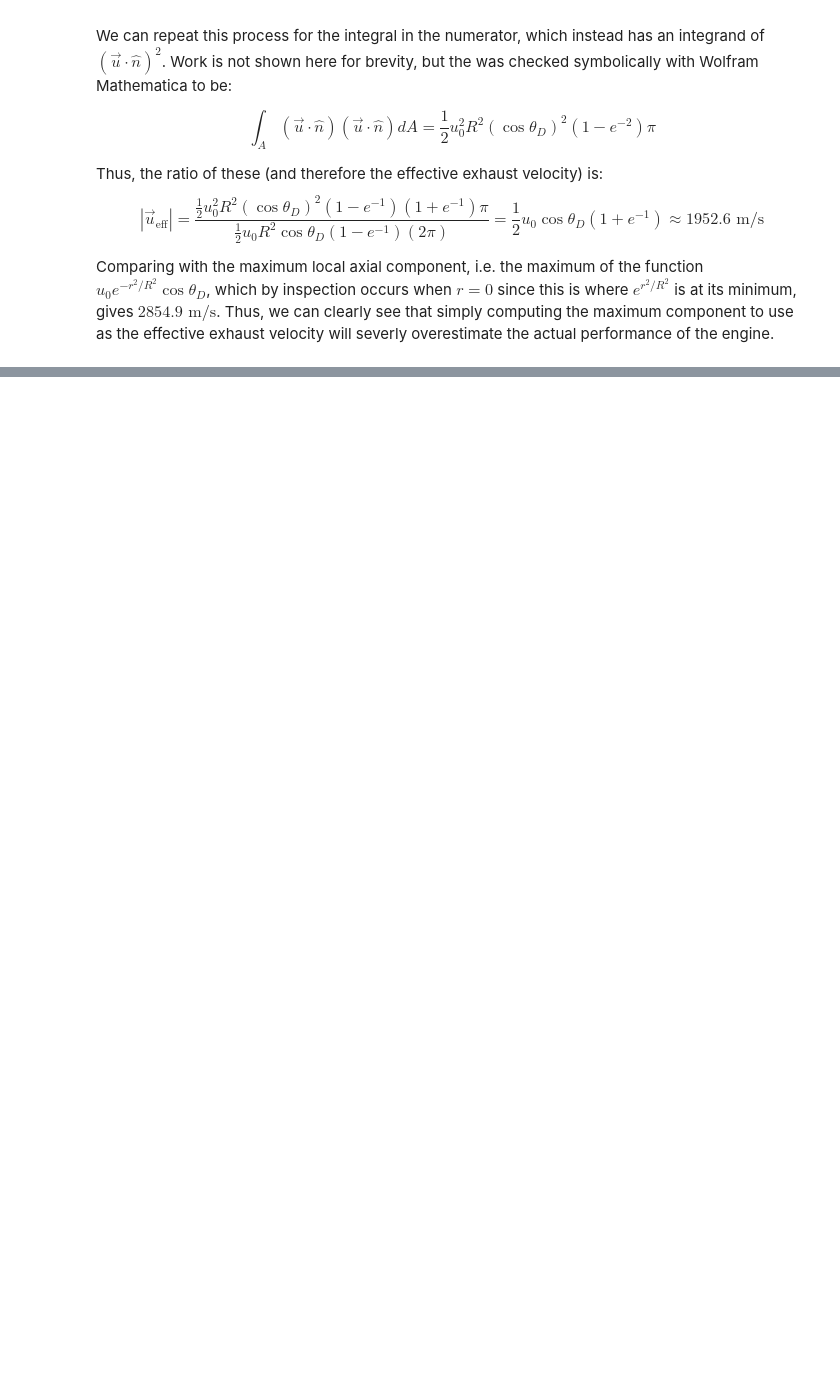
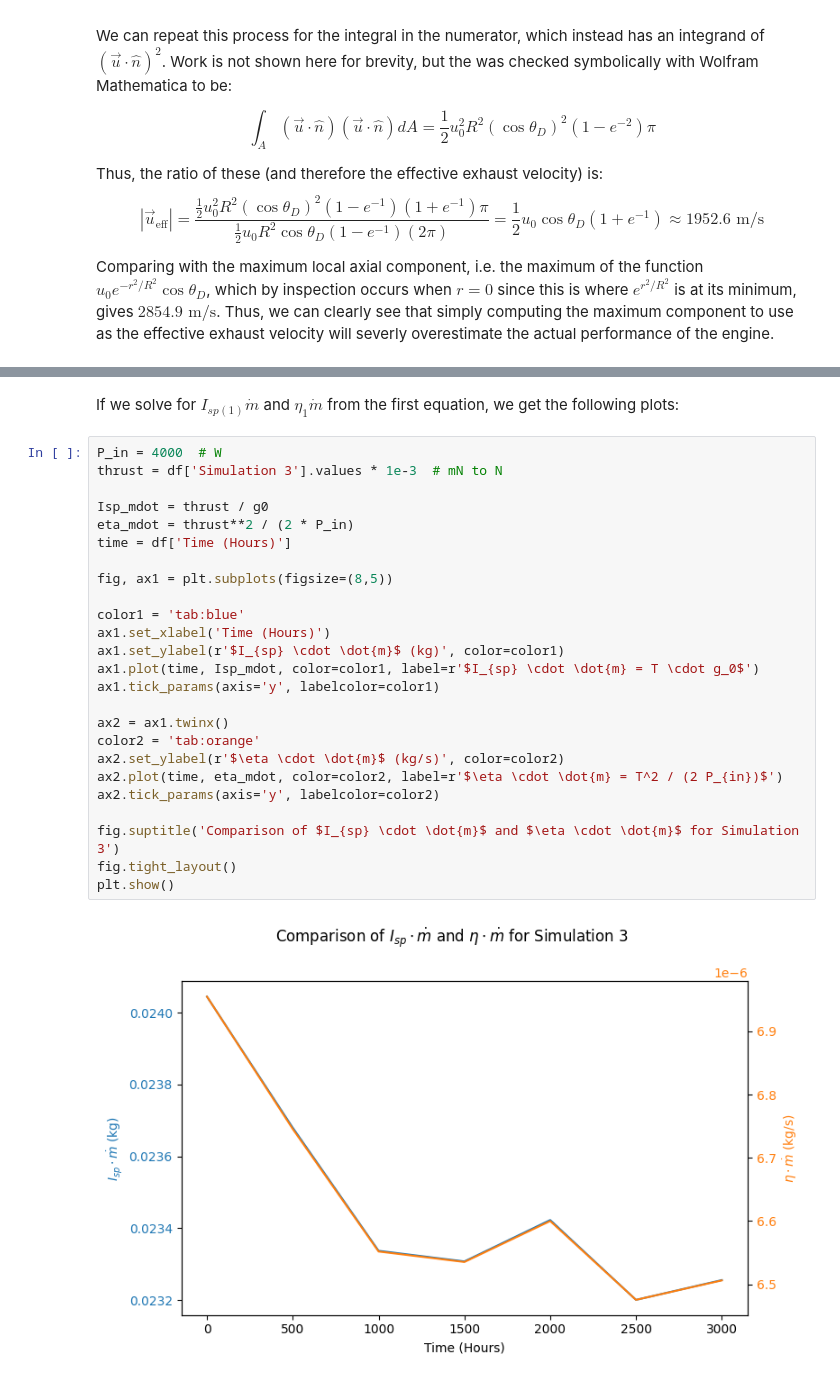
Before and after one commit to JayChen35/sugs, a Jupyter notebook: 536_electric_prop/hw_1.ipynb, the cells around one changed output, grey strips where cells are left out. Cells and saved outputs as stored; diff of their text form; blank space fills up the shorter version.

```diff
--- a/536_electric_prop/hw_1.ipynb
+++ b/536_electric_prop/hw_1.ipynb
@@ -197,0 +383,29 @@ Difference: 47601.00 N-s
+# %% [markdown]
+If we solve for $I_{sp (1)} \dot{m}$ and $\eta_1 \dot{m}$ from the first equation, we get the following plots:
+# %%
+P_in = 4000  # W
+thrust = df['Simulation 3'].values * 1e-3  # mN to N
+
+Isp_mdot = thrust / g0
+eta_mdot = thrust**2 / (2 * P_in)
+time = df['Time (Hours)']
+
+fig, ax1 = plt.subplots(figsize=(8,5))
+
+color1 = 'tab:blue'
+ax1.set_xlabel('Time (Hours)')
+ax1.set_ylabel(r'$I_{sp} \cdot \dot{m}$ (kg)', color=color1)
+ax1.plot(time, Isp_mdot, color=color1, label=r'$I_{sp} \cdot \dot{m} = T \cdot g_0$')
+ax1.tick_params(axis='y', labelcolor=color1)
+
+ax2 = ax1.twinx()
+color2 = 'tab:orange'
+ax2.set_ylabel(r'$\eta \cdot \dot{m}$ (kg/s)', color=color2)
+ax2.plot(time, eta_mdot, color=color2, label=r'$\eta \cdot \dot{m} = T^2 / (2 P_{in})$')
+ax2.tick_params(axis='y', labelcolor=color2)
+
+fig.suptitle('Comparison of $I_{sp} \cdot \dot{m}$ and $\eta \cdot \dot{m}$ for Simulation 3')
+fig.tight_layout()
+plt.show()
+# %% [output]
+[figure, added]
```
Also changed, not shown: parts of 17 cells of this notebook, 2 other files.
